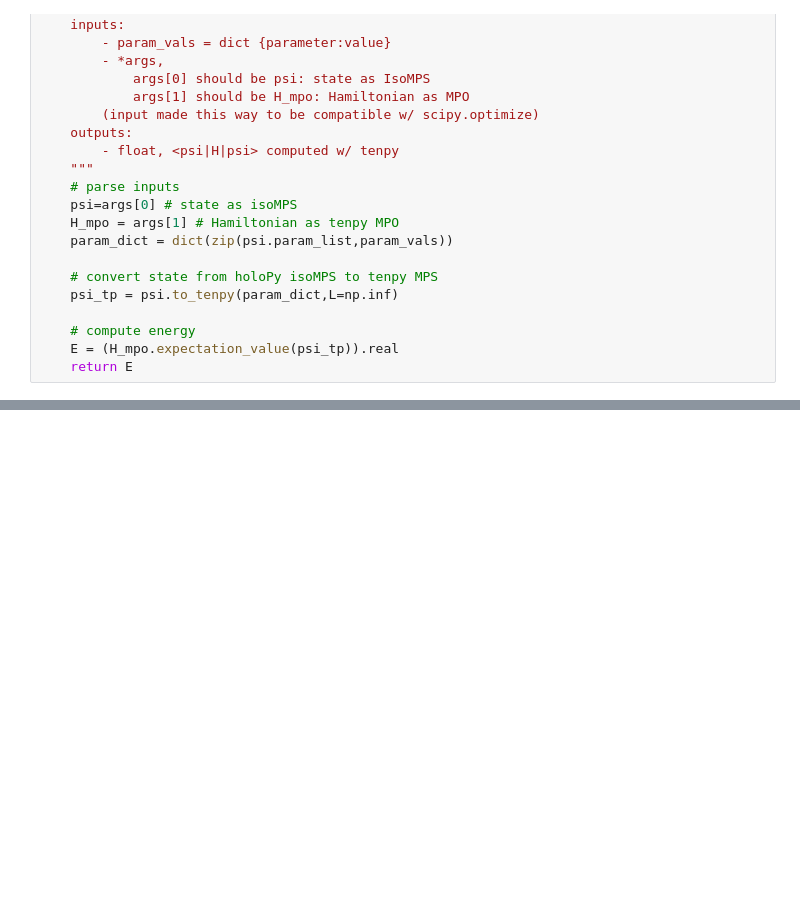
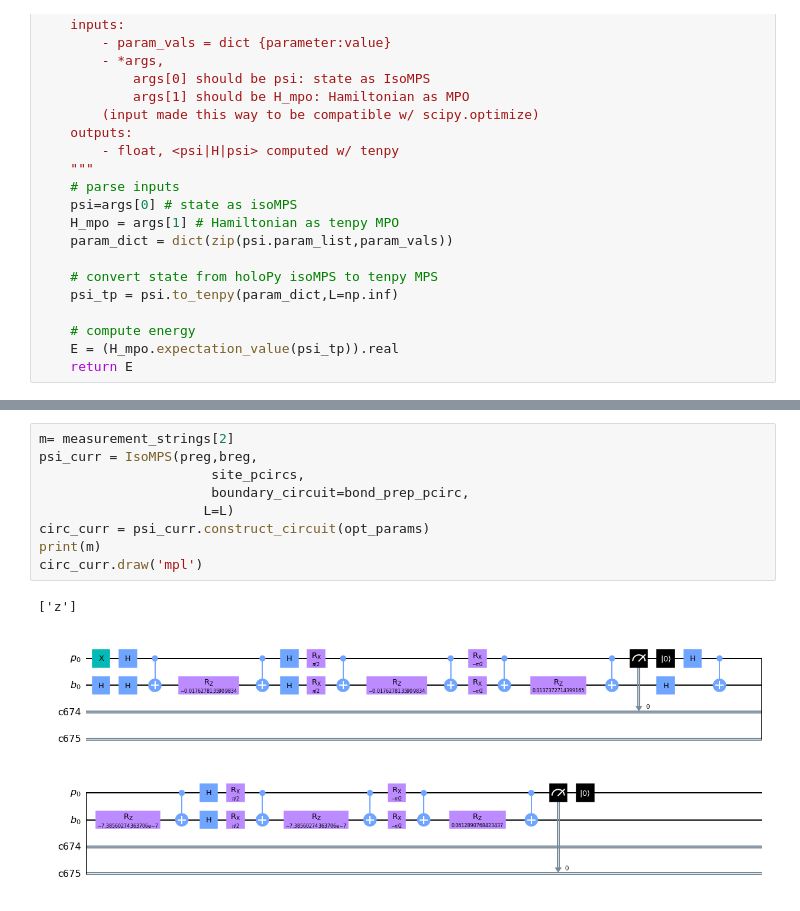
Before and after one commit to andrewcpotter/holopy, a Jupyter notebook: demos/holovqe_xxz_v2.ipynb, the cells around one changed output, grey strips where cells are left out. Cells and saved outputs as stored; diff of their text form; blank space fills up the shorter version.

```diff
--- a/demos/holovqe_xxz_v2.ipynb
+++ b/demos/holovqe_xxz_v2.ipynb
@@ -150,0 +298,12 @@ Optimized energy = -1.9999999999922387
+# %%
+m= measurement_strings[2]
+psi_curr = IsoMPS(preg,breg,
+                      site_pcircs,
+                      boundary_circuit=bond_prep_pcirc,
+                     L=L)
+circ_curr = psi_curr.construct_circuit(opt_params)
+print(m)
+circ_curr.draw('mpl')
+# %% [output]
+['z']
+[figure, added]
```
Also changed, not shown: parts of 9 cells of this notebook.
